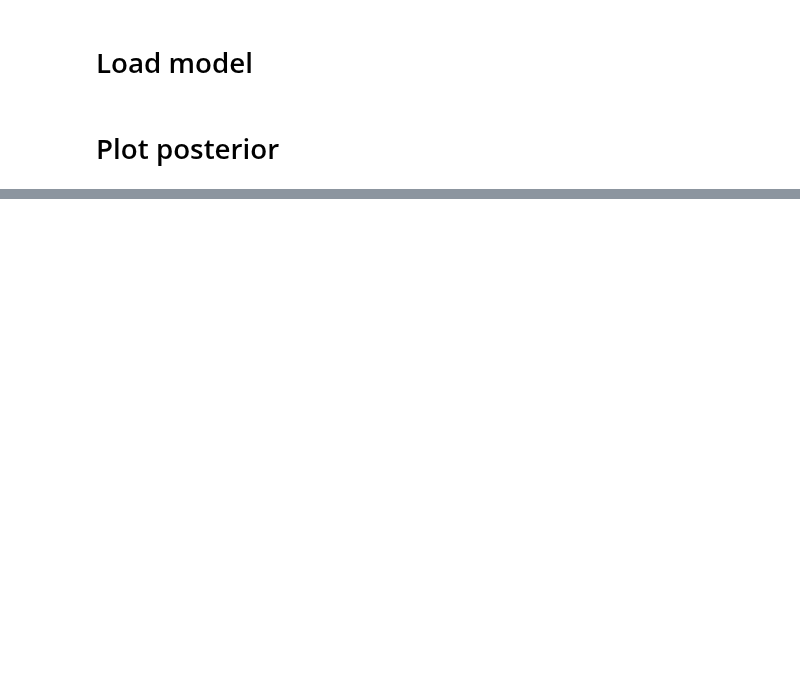
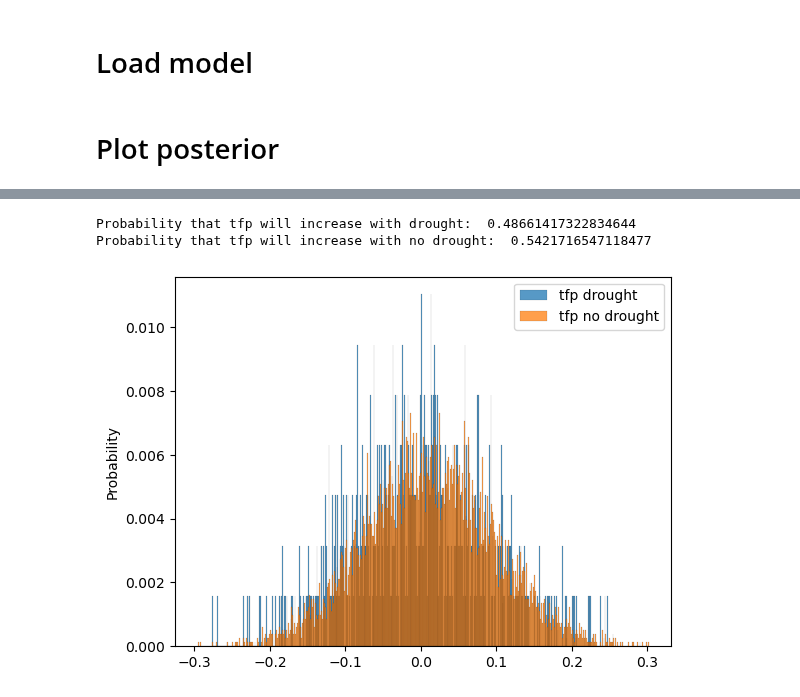
Before and after one commit to greenguy33/environmental-bayesian-modeling, a Jupyter notebook: notebooks/temp_precip_drought_agtfp.ipynb, the cells around one changed output, grey strips where cells are left out. Drawn from its saved outputs; the diff is of its cells as text; code cells hidden in the pictures; blank space fills up the shorter version.

```diff
--- a/notebooks/temp_precip_drought_agtfp.ipynb
+++ b/notebooks/temp_precip_drought_agtfp.ipynb
@@ -198,14 +152,0 @@ Probability that tfp will increase with drought:  0.5201432408236348
-# %%
-tfp_under_10 = []
-tfp_over_30 = []
-tfp_middle = []
-for i in range(1):
-    for j in range(len(integrated_data["Unweighted_Temp"])):
-        temp_val = posterior["posterior_predictive"]["temp_posterior"][0][i][j].data
-        tfp_val = posterior["posterior_predictive"]["tfp_posterior"][0][i][j].data
-        if temp_val < 10:
-            tfp_under_10.append(tfp_val)
-        elif temp_val > 30:
-            tfp_over_30.append(tfp_val)
-        elif temp_val > 15 and temp_val < 25:
-            tfp_middle.append(tfp_val)
@@ -245,0 +166,20 @@ Probability of drought high temp 0.11187036313939867
+# %%
+tfp_drought, tfp_no_drought = [], []
+for i in range(len(precip_inverse_sampled)):
+    if drought_sampled[i] == 1:
+        tfp_drought.append(tfp_inverse_sampled[i])
+    elif drought_sampled[i] == 0:
+        tfp_no_drought.append(tfp_inverse_sampled[i])
+# %%
+fig, ax = plt.subplots()
+sns.histplot(data=np.array(tfp_drought), stat='probability', bins=500, ax=ax, label="tfp drought")
+sns.histplot(data=np.array(tfp_no_drought), stat='probability', bins=500, ax=ax, label="tfp no drought")
+ax.legend()
+drought_height = [h.get_height() for h in ax.patches[:int(len(ax.patches)/2)] if h.get_x() > 0]
+no_drought_height = [h.get_height() for h in ax.patches[int(len(ax.patches)/2):] if h.get_x() > 0]
+print("Probability that tfp will increase with drought: ", np.sum(drought_height))
+print("Probability that tfp will increase with no drought: ", np.sum(no_drought_height))
+# %% [output]
+Probability that tfp will increase with drought:  0.48661417322834644
+Probability that tfp will increase with no drought:  0.5421716547118477
+[figure, added]
```
Also changed, not shown: parts of 26 cells of this notebook, 3 other files.
